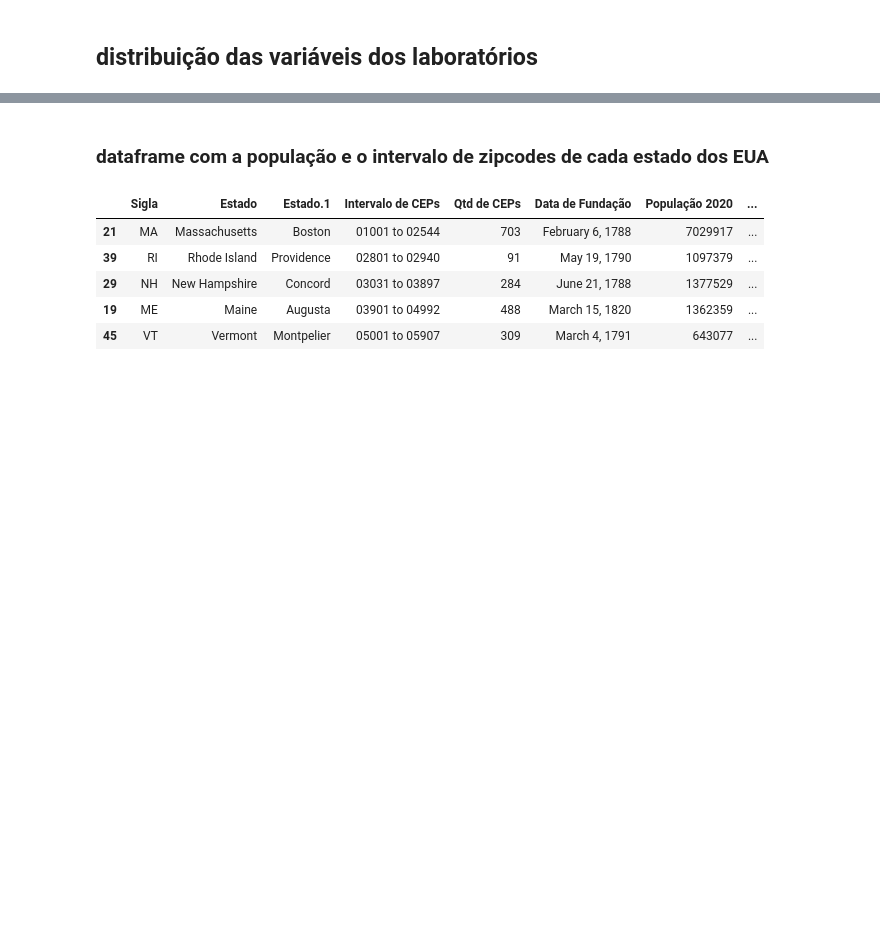
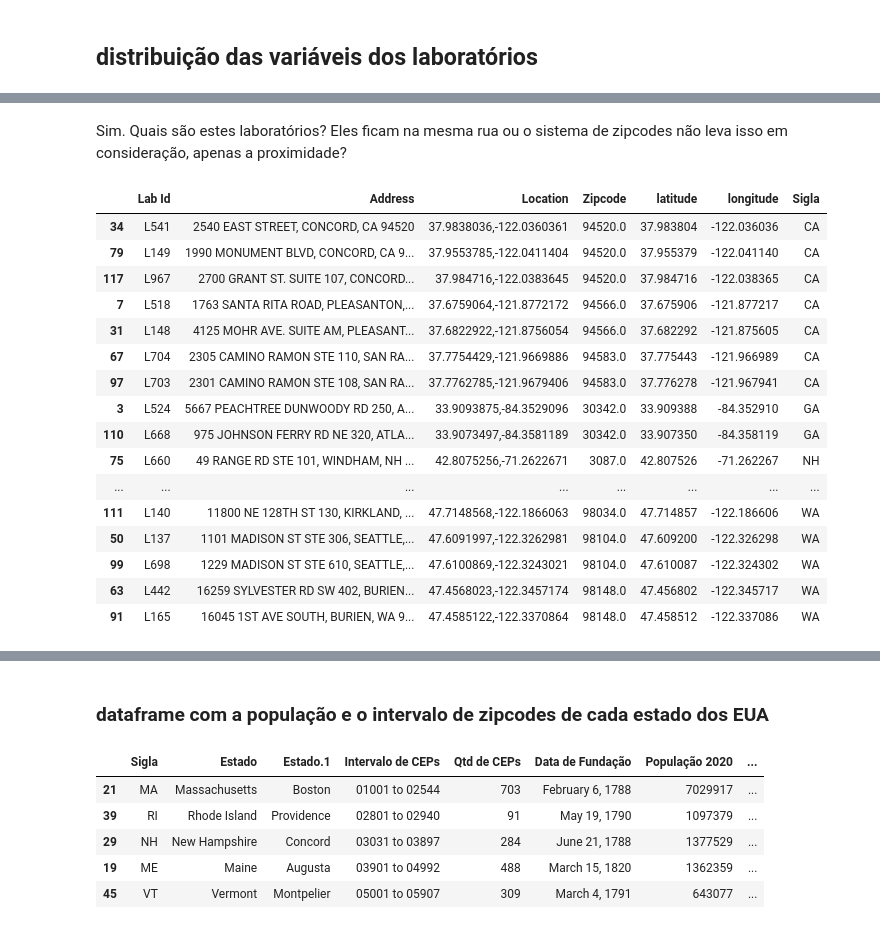
Before and after one commit to leticiafaria7/case-elogroup, a Jupyter notebook: 2_analise-exploratoria.ipynb, the cells around one changed output, grey strips where cells are left out. Cells and saved outputs as stored; diff of their text form; code cells hidden in the pictures; blank space fills up the shorter version.

```diff
--- a/2_analise-exploratoria.ipynb
+++ b/2_analise-exploratoria.ipynb
@@ -674,0 +682,4 @@ transactional_data.groupby(['Patient Id']).count()['Gender'].reset_index().sort_
+# %%
+n_lab_zipcode = df_geocode['Zipcode'].value_counts().to_frame()
+n_lab_zipcode = n_lab_zipcode[n_lab_zipcode['Zipcode'] > 1].reset_index()
+n_lab_zipcode
@@ -674,0 +699,23 @@ transactional_data.groupby(['Patient Id']).count()['Gender'].reset_index().sort_
+# %% [markdown]
+Sim. Quais são estes laboratórios? Eles ficam na mesma rua ou o sistema de zipcodes não leva isso em consideração, apenas a proximidade?
+# %%
+df_geocode[df_geocode['Zipcode'].isin(n_lab_zipcode['index'])].sort_values(['Sigla', 'Zipcode'])
+#[['Zipcode', 'Sigla']].drop_duplicates().merge(zipcodes_states[['Sigla', 'Estado']], how = 'left').sort_values('Estado')
+# %% [output]
+|  | Lab Id | Address | Location | Zipcode | latitude | longitude | Sigla |
+| 34 | L541 | 2540 EAST STREET, CONCORD, CA 94520 | 37.9838036,-122.0360361 | 94520.0 | 37.983804 | -122.036036 | CA |
+| 79 | L149 | 1990 MONUMENT BLVD, CONCORD, CA 9... | 37.9553785,-122.0411404 | 94520.0 | 37.955379 | -122.041140 | CA |
+| 117 | L967 | 2700 GRANT ST. SUITE 107, CONCORD... | 37.984716,-122.0383645 | 94520.0 | 37.984716 | -122.038365 | CA |
+| 7 | L518 | 1763 SANTA RITA ROAD, PLEASANTON,... | 37.6759064,-121.8772172 | 94566.0 | 37.675906 | -121.877217 | CA |
+| 31 | L148 | 4125 MOHR AVE. SUITE AM, PLEASANT... | 37.6822922,-121.8756054 | 94566.0 | 37.682292 | -121.875605 | CA |
+| 67 | L704 | 2305 CAMINO RAMON STE 110, SAN RA... | 37.7754429,-121.9669886 | 94583.0 | 37.775443 | -121.966989 | CA |
+| 97 | L703 | 2301 CAMINO RAMON STE 108, SAN RA... | 37.7762785,-121.9679406 | 94583.0 | 37.776278 | -121.967941 | CA |
+| 3 | L524 | 5667 PEACHTREE DUNWOODY RD 250, A... | 33.9093875,-84.3529096 | 30342.0 | 33.909388 | -84.352910 | GA |
+| 110 | L668 | 975 JOHNSON FERRY RD NE 320, ATLA... | 33.9073497,-84.3581189 | 30342.0 | 33.907350 | -84.358119 | GA |
+| 75 | L660 | 49 RANGE RD STE 101, WINDHAM, NH ... | 42.8075256,-71.2622671 | 3087.0 | 42.807526 | -71.262267 | NH |
+| ... | ... | ... | ... | ... | ... | ... | ... |
+| 111 | L140 | 11800 NE 128TH ST 130, KIRKLAND, ... | 47.7148568,-122.1866063 | 98034.0 | 47.714857 | -122.186606 | WA |
+| 50 | L137 | 1101 MADISON ST STE 306, SEATTLE,... | 47.6091997,-122.3262981 | 98104.0 | 47.609200 | -122.326298 | WA |
+| 99 | L698 | 1229 MADISON ST STE 610, SEATTLE,... | 47.6100869,-122.3243021 | 98104.0 | 47.610087 | -122.324302 | WA |
+| 63 | L442 | 16259 SYLVESTER RD SW 402, BURIEN... | 47.4568023,-122.3457174 | 98148.0 | 47.456802 | -122.345717 | WA |
+| 91 | L165 | 16045 1ST AVE SOUTH, BURIEN, WA 9... | 47.4585122,-122.3370864 | 98148.0 | 47.458512 | -122.337086 | WA |
```
Also changed, not shown: parts of 24 cells of this notebook.
